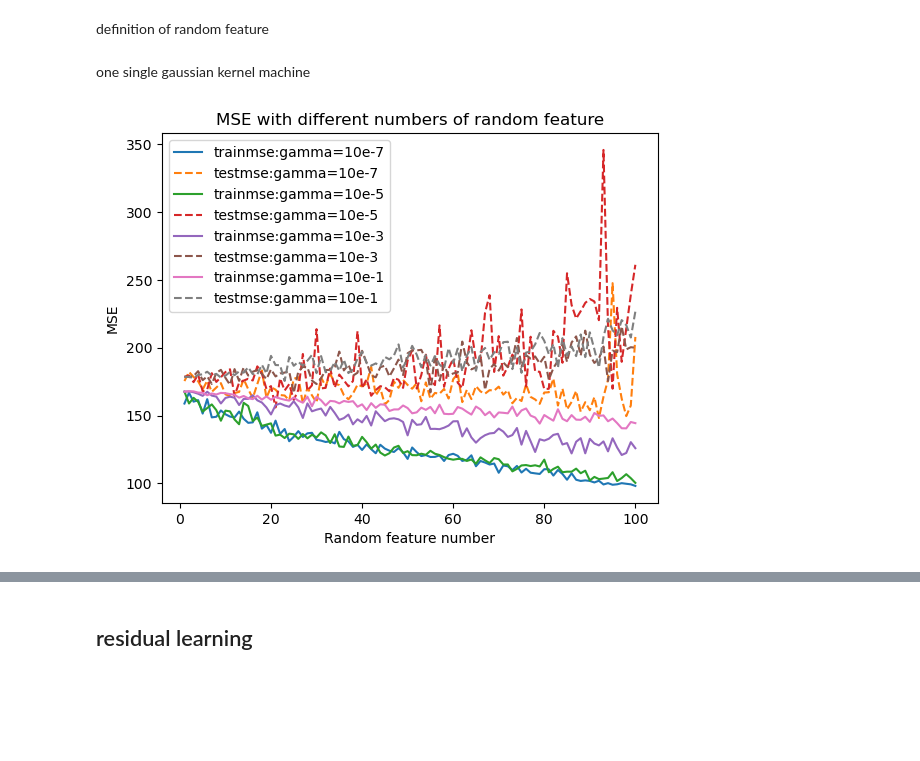
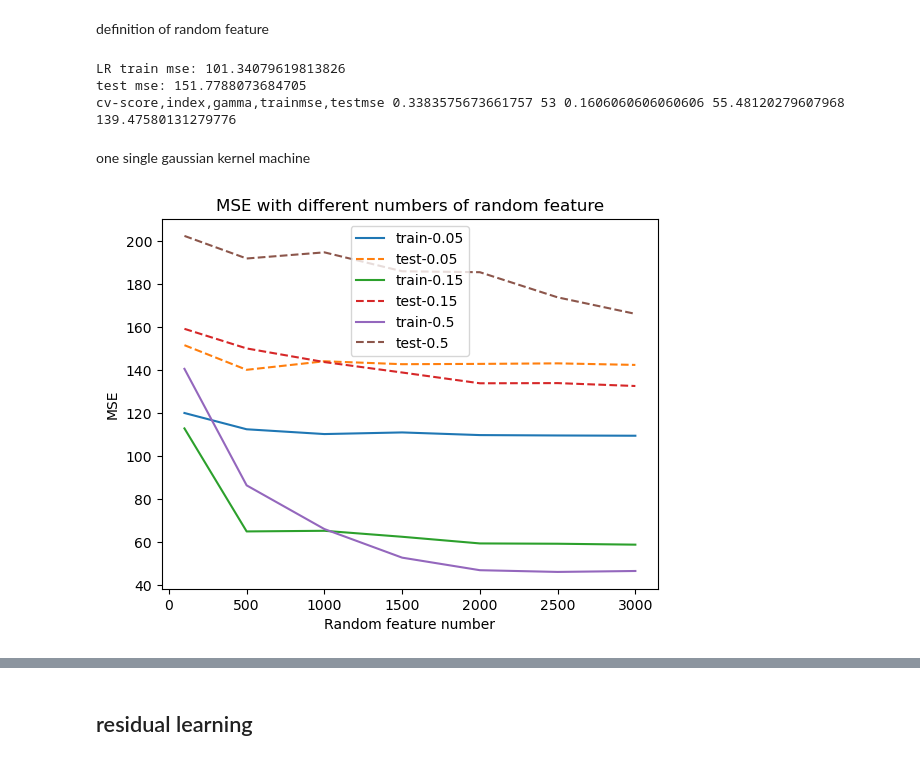
Before and after one commit to ZZZhyEva/Multi-layer-Kernel-Machine, a Jupyter notebook: Experiment-Random Feature Residual Learning.ipynb, the cells around one changed output, grey strips where cells are left out. Drawn from its saved outputs; the diff is of its cells as text; code cells hidden in the pictures; blank space fills up the shorter version.

```diff
--- a/Experiment-Random Feature Residual Learning.ipynb
+++ b/Experiment-Random Feature Residual Learning.ipynb
@@ -339,38 +249,67 @@ class RandomFourierFeature:
+# %%
+model =Ridge(alpha=1)
+model.fit(train_x, train_y)
+y_pretest=model.predict(test_x)
+y_pretrain=model.predict(train_x)
+print("LR train mse:",mean_squared_error(train_y,y_pretrain))
+print("test mse:",mean_squared_error(test_y,y_pretest))
+
+score=[]
+trainmse=[]
+testmse=[]
+gaset=np.linspace(0,0.3,100)
+for ga in gaset:
+    rff=RandomFourierFeature(90,2000,kernel='G',gamma=ga)
+    total_x=pd.concat([train_x,test_x])
+    feature=rff.transform(total_x)
+    train_xtransformed=feature[:len(train_x)]
+    test_xtransformed=feature[len(train_x):]
+    model.fit(train_xtransformed, train_y)
+    y_pretest=model.predict(test_xtransformed)
+    y_pretrain=model.predict(train_xtransformed)
+    score.append(cross_val_score(model,train_xtransformed,train_y,cv=5).mean())   ##cross-validation
+    trainmse.append(mean_squared_error(y_pretrain,train_y))
+    testmse.append(mean_squared_error(y_pretest,test_y))
+ind=score.index(max(score))
+print("cv-score,index,gamma,trainmse,testmse",max(score),ind,gaset[ind],trainmse[ind],testmse[ind])
+# %% [output]
+LR train mse: 101.34079619813826
+test mse: 151.7788073684705
+cv-score,index,gamma,trainmse,testmse 0.3383575673661757 53 0.1606060606060606 55.48120279607968 139.47580131279776
 # %% [markdown]
 one single gaussian kernel machine
 # %%
-model =LinearRegression()
+model=Ridge(alpha=1)
 Layer=1
-m0set=np.linspace(1,100,100)
-m0set=m0set.astype(int)
-gaset=np.logspace(-7,-1,4)
+m0set=[100,500,1000,1500,2000,2500,3000]
+gaset=[0.05,0.15,0.5]
 
 for ga in gaset:
     trainmse=[]
     testmse=[]
     t=[]
     for m0 in m0set:
         rff=RandomFourierFeature(90,m0,kernel='G',gamma=ga)
         total_x=pd.concat([train_x,test_x])
         feature=rff.transform(total_x)
         train_xtransformed=feature[:700]
         test_xtransformed=feature[700:]
 
         model.fit(train_xtransformed, train_y)
         y_pretest=model.predict(test_xtransformed)
         y_pretrain=model.predict(train_xtransformed)
 
         trainmse.append(mean_squared_error(train_y,y_pretrain))
         testmse.append(mean_squared_error(test_y,y_pretest))
 
     plt.plot(m0set,trainmse)
     plt.plot(m0set,testmse,linestyle='dashed')
 
 
 plt.xlabel("Random feature number")
 plt.ylabel("MSE")
 plt.title("MSE with different numbers of random feature")
-plt.legend(["trainmse:gamma=10e-7","testmse:gamma=10e-7","trainmse:gamma=10e-5","testmse:gamma=10e-5","trainmse:gamma=10e-3","testmse:gamma=10e-3","trainmse:gamma=10e-1","testmse:gamma=10e-1"])
+plt.legend(["train-0.05","test-0.05","train-0.15","test-0.15","train-0.5","test-0.5"])
 plt.show()
 # %% [output]
-[figure, old version]
+[figure, new version]
```
Also changed, not shown: parts of 17 cells of this notebook.
